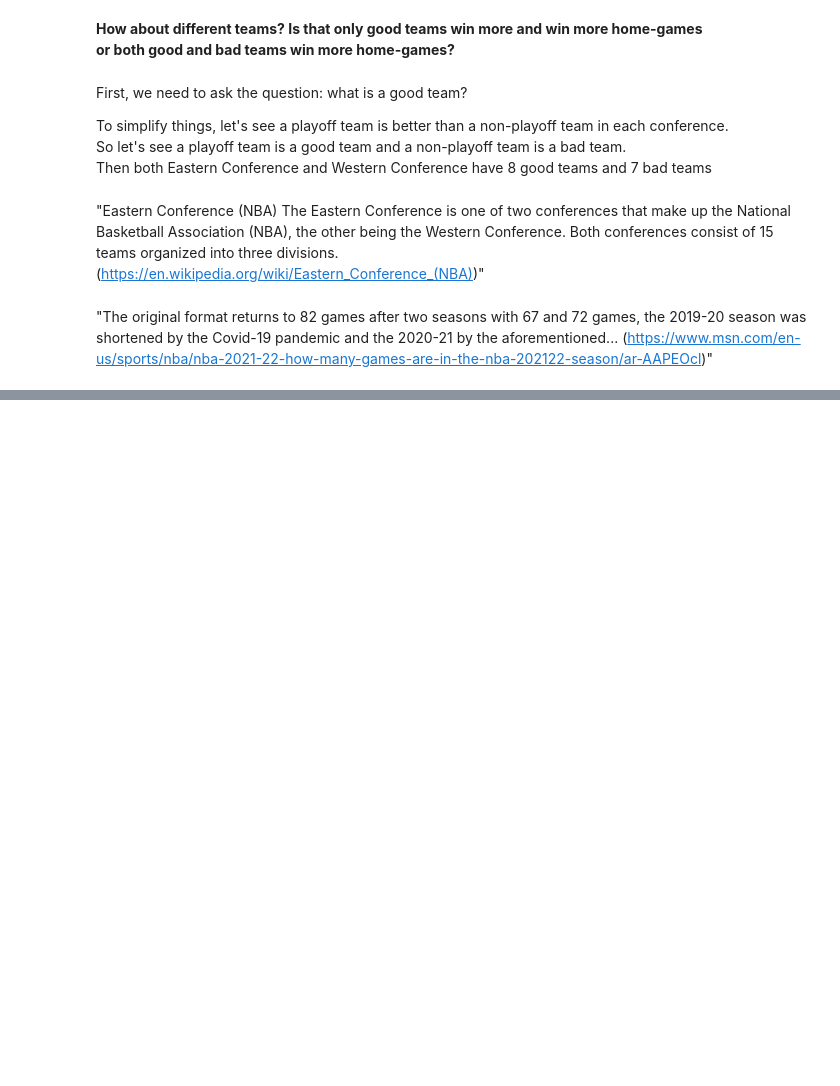
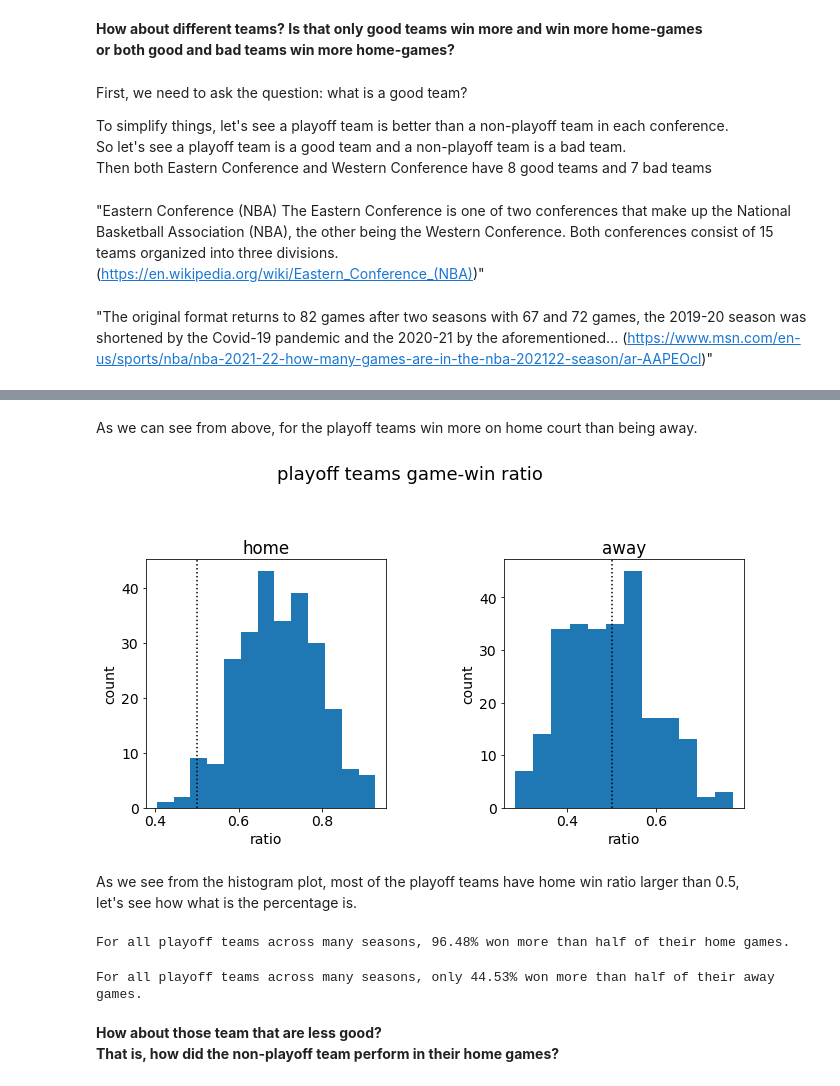
Before and after one commit to Pinkwjp/nba, a Jupyter notebook: home_vs_away/first_look.ipynb, the cells around one changed output, grey strips where cells are left out. Saved outputs shown, nothing was run; the diff lists cells and outputs as text; code cells hidden in the pictures; blank space fills up the shorter version.

```diff
--- a/home_vs_away/first_look.ipynb
+++ b/home_vs_away/first_look.ipynb
@@ -174,0 +166,3 @@ GSW_team_id = 1610612744
+# %%
+team_ids = teams.TEAM_ID
+assert team_ids.size == 30
@@ -174,0 +268,21 @@ GSW_team_id = 1610612744
+# %%
+seasons = range(first_season, 2019) # exclude 2019 and beyond
+
+playoff_teams_home_win_ratios = []
+playoff_teams_away_win_ratios = []
+
+for s in seasons:
+    games = all_games[all_games['SEASON'] == s]
+    ratios = [home_game_win_ratio(games, id) for id in playoff_team_ids(games)]
+    away_ratios = [away_game_win_ratio(games, id) for id in playoff_team_ids(games)]
+    playoff_teams_home_win_ratios.extend(ratios)
+    playoff_teams_away_win_ratios.extend(away_ratios)
+
+s_playoff_teams = pd.Series(playoff_teams_home_win_ratios)
+s_playoff_teams_away = pd.Series(playoff_teams_away_win_ratios)
+
+print('playoff teams home:')
+print(s_playoff_teams.describe())
+print()
+print('playoff teams away:')
+print(s_playoff_teams_away.describe())
@@ -174,0 +307,45 @@ GSW_team_id = 1610612744
+# %% [markdown]
+As we can see from above, for the playoff teams win more on home court than being away.
+# %%
+plt.rc('font', size=14)    #controls default text size
+
+fig, (ax1, ax2) = plt.subplots(1, 2)
+
+ax1.hist(s_playoff_teams, bins='auto')
+ax1.set(xlabel='ratio', ylabel='count')
+ax1.set_title('home')
+ax1.axvline(x=0.5, ymin=0, ymax=50, color='k', linestyle=':')
+
+ax2.hist(s_playoff_teams_away, bins='auto')
+ax2.set(xlabel='ratio', ylabel='count')
+ax2.set_title('away')
+ax2.axvline(x=0.5, ymin=0, ymax=50, color='k', linestyle=':')
+
+fig.suptitle('playoff teams game-win ratio', fontsize=18)
+fig.tight_layout(w_pad=2)
+fig.set_figwidth(10)
+fig.set_figheight(6)
+
+plt.show()
+# %% [output]
+[figure, added]
+# %% [markdown]
+As we see from the histogram plot, most of the playoff teams have home win ratio larger than 0.5,
+let's see how what is the percentage is.
+# %%
+num_home_win_team = s_playoff_teams[s_playoff_teams > 0.5].shape[0]
+ratio = num_home_win_team / s_playoff_teams.shape[0]
+
+print(f'For all playoff teams across many seasons, {ratio:.2%} won more than half of their home games.')
+# %% [output]
+For all playoff teams across many seasons, 96.48% won more than half of their home games.
+# %%
+num_away_win_team = s_playoff_teams_away[s_playoff_teams_away > 0.5].shape[0]
+away_ratio = num_away_win_team / s_playoff_teams_away.shape[0]
+
+print(f'For all playoff teams across many seasons, only {away_ratio:.2%} won more than half of their away games.')
+# %% [output]
+For all playoff teams across many seasons, only 44.53% won more than half of their away games.
+# %% [markdown]
+**How about those team that are less good?
+That is, how did the non-playoff team perform in their home games?**
```
Also changed, not shown: parts of 18 cells of this notebook.
